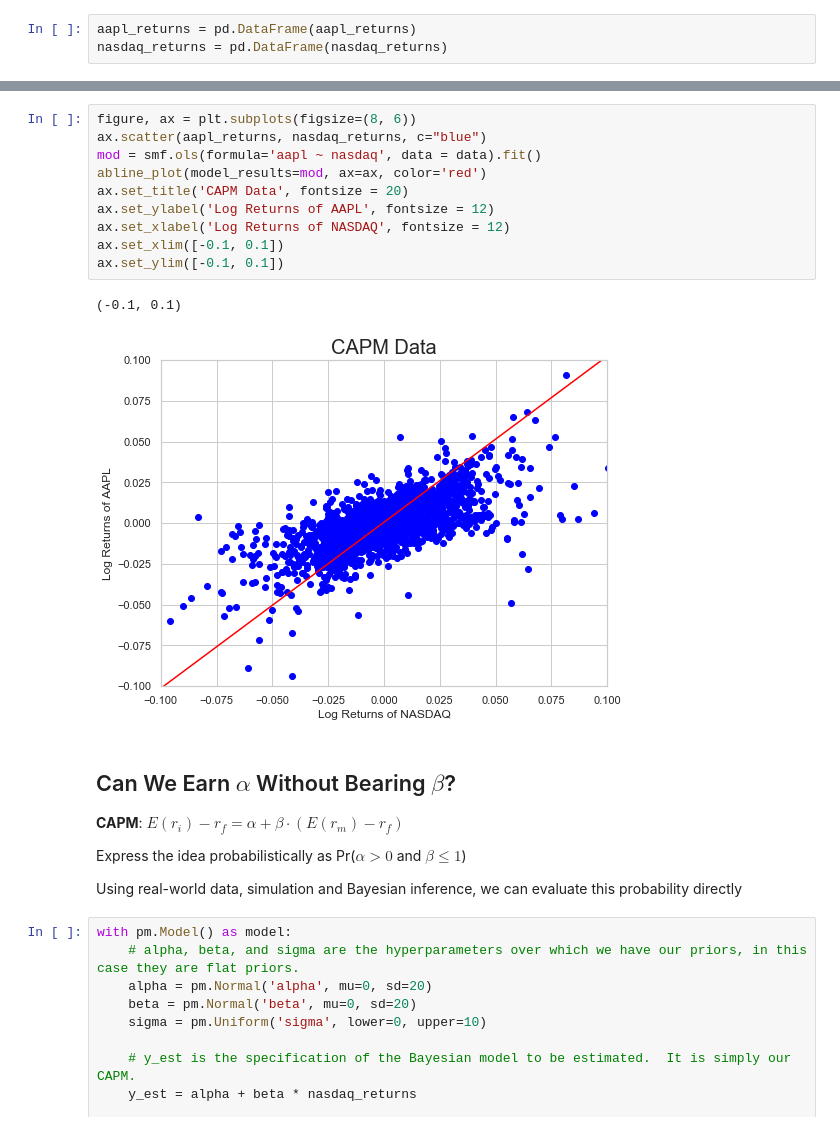
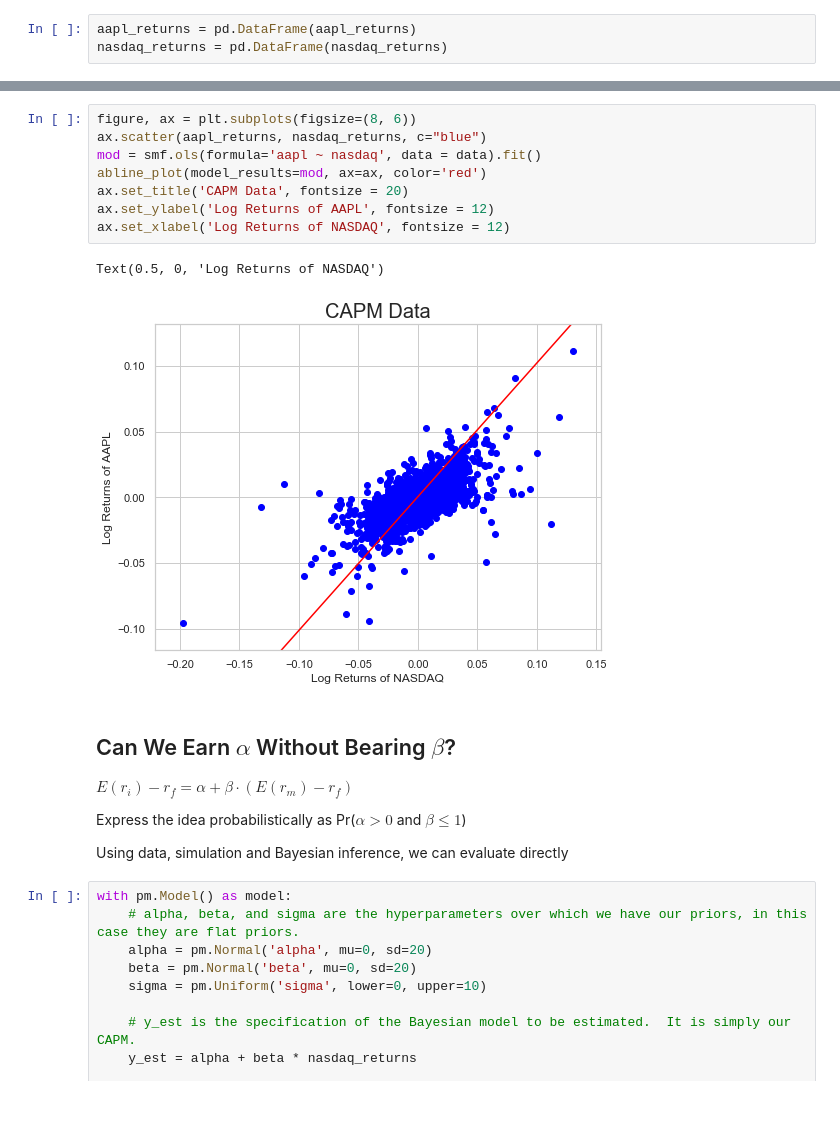
Before and after one commit to thsavage/Macro, a Jupyter notebook: What Use Is Data Analytics?.ipynb, the cells around one changed output, grey strips where cells are left out. Saved outputs shown, nothing was run; the diff lists cells and outputs as text.

```diff
--- a/What Use Is Data Analytics?.ipynb
+++ b/What Use Is Data Analytics?.ipynb
@@ -153,28 +147,22 @@ Warnings:
 # %%
 figure, ax = plt.subplots(figsize=(8, 6))
 ax.scatter(aapl_returns, nasdaq_returns, c="blue")
 mod = smf.ols(formula='aapl ~ nasdaq', data = data).fit()
 abline_plot(model_results=mod, ax=ax, color='red')
 ax.set_title('CAPM Data', fontsize = 20)
 ax.set_ylabel('Log Returns of AAPL', fontsize = 12)
 ax.set_xlabel('Log Returns of NASDAQ', fontsize = 12)
-ax.set_xlim([-0.1, 0.1])
-ax.set_ylim([-0.1, 0.1])
 # %% [output]
-(-0.1, 0.1)
+Text(0.5, 0, 'Log Returns of NASDAQ')
-[figure, old version]
+[figure, new version]
 # %% [markdown]
 ## Can We Earn $\alpha$ Without Bearing $\beta$?
 
-
-
-**CAPM**: $E(r_i)-r_f = \alpha + \beta \cdot (E(r_m)-r_f)$
-
+$E(r_i)-r_f = \alpha + \beta \cdot (E(r_m)-r_f)$
 
 Express the idea probabilistically as Pr($\alpha > 0$ and $\beta \le 1$)
 
-
-Using real-world data, simulation and Bayesian inference, we can evaluate this probability directly
+Using data, simulation and Bayesian inference, we can evaluate directly
 # %%
 with pm.Model() as model:
     # alpha, beta, and sigma are the hyperparameters over which we have our priors, in this case they are flat priors.
```
Also changed, not shown: parts of 9 cells of this notebook, 1 other file.
